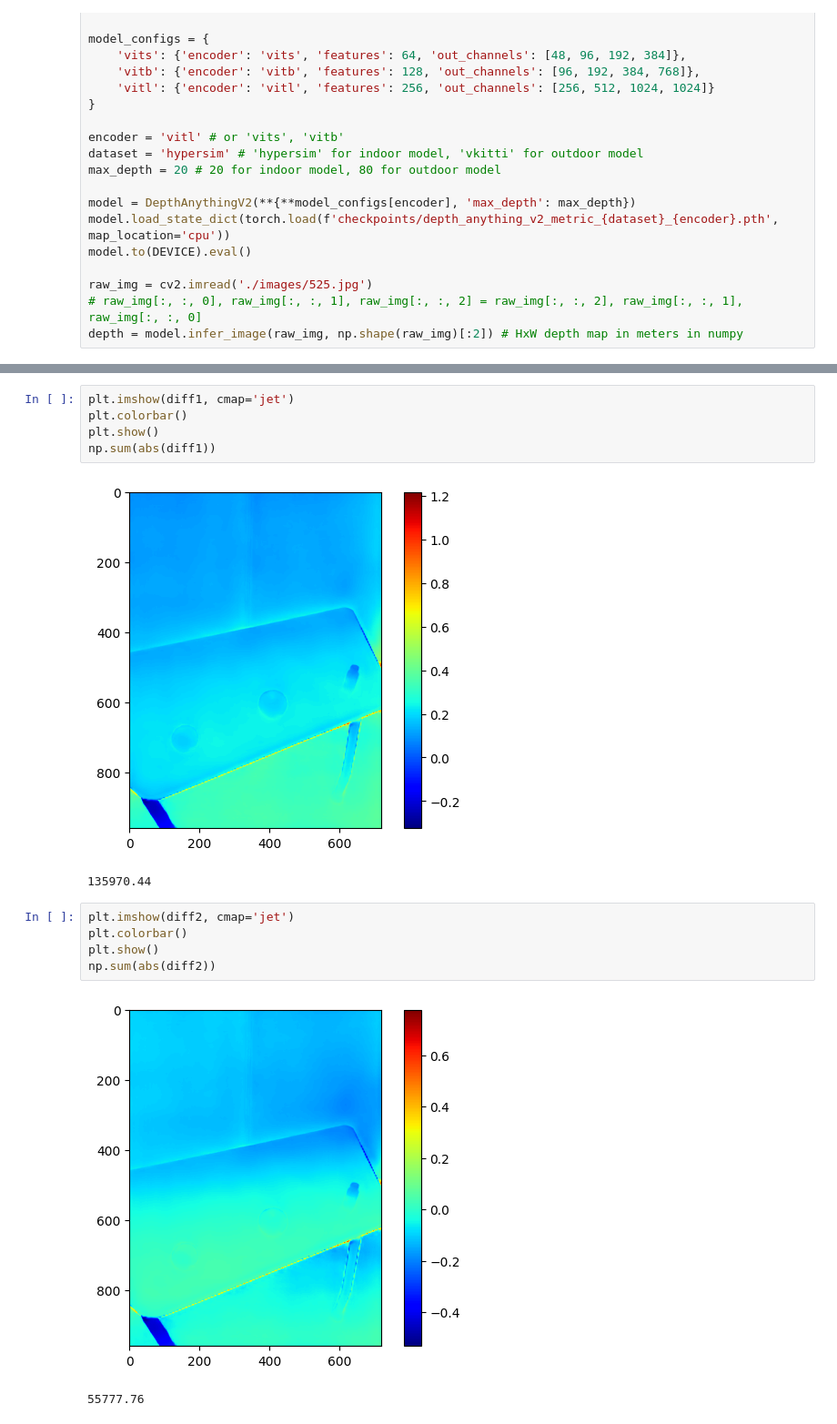
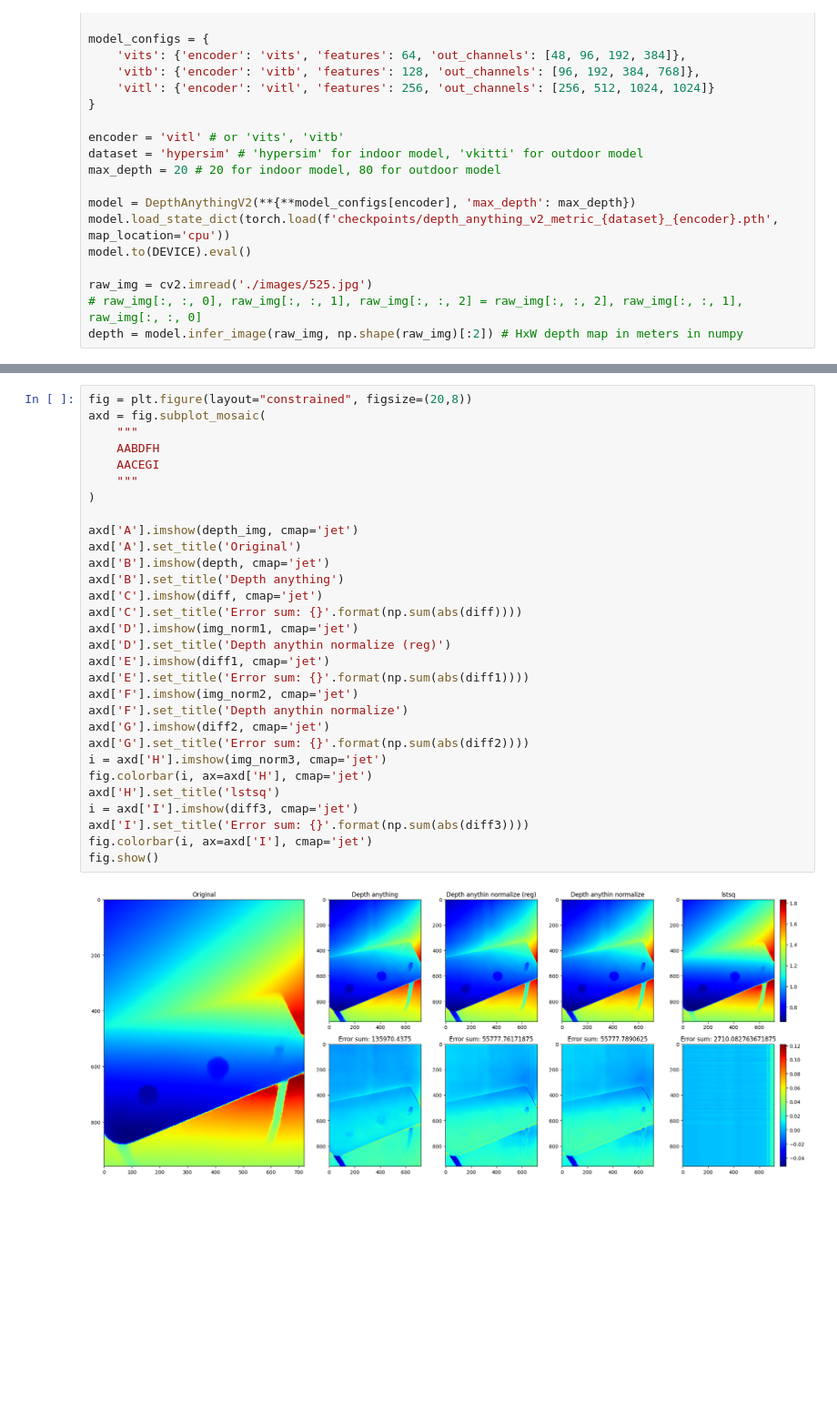
Before and after one commit to K-MinHyuk/pointcloud_editing, a Jupyter notebook: depth_extraction.ipynb, the cells around one changed output, grey strips where cells are left out. Shown at 91% size. Saved outputs shown, nothing was run; the diff lists cells and outputs as text; blank space fills up the shorter version.

```diff
--- a/depth_extraction.ipynb
+++ b/depth_extraction.ipynb
@@ -167,19 +81,35 @@ diff3 = img_norm2-depth_img
-# %%
-plt.imshow(diff1, cmap='jet')
-plt.colorbar()
-plt.show()
-np.sum(abs(diff1))
-# %% [output]
-[figure, removed]
-135970.44
-# %%
-plt.imshow(diff2, cmap='jet')
-plt.colorbar()
-plt.show()
-np.sum(abs(diff2))
-# %% [output]
-[figure, removed]
-55777.76
+# %%
+fig = plt.figure(layout="constrained", figsize=(20,8))
+axd = fig.subplot_mosaic(
+    """
+    AABDFH
+    AACEGI
+    """
+)
+
+axd['A'].imshow(depth_img, cmap='jet')
+axd['A'].set_title('Original')
+axd['B'].imshow(depth, cmap='jet')
+axd['B'].set_title('Depth anything')
+axd['C'].imshow(diff, cmap='jet')
+axd['C'].set_title('Error sum: {}'.format(np.sum(abs(diff))))
+axd['D'].imshow(img_norm1, cmap='jet')
+axd['D'].set_title('Depth anythin normalize (reg)')
+axd['E'].imshow(diff1, cmap='jet')
+axd['E'].set_title('Error sum: {}'.format(np.sum(abs(diff1))))
+axd['F'].imshow(img_norm2, cmap='jet')
+axd['F'].set_title('Depth anythin normalize')
+axd['G'].imshow(diff2, cmap='jet')
+axd['G'].set_title('Error sum: {}'.format(np.sum(abs(diff2))))
+i = axd['H'].imshow(img_norm3, cmap='jet')
+fig.colorbar(i, ax=axd['H'], cmap='jet')
+axd['H'].set_title('lstsq')
+i = axd['I'].imshow(diff3, cmap='jet')
+axd['I'].set_title('Error sum: {}'.format(np.sum(abs(diff3))))
+fig.colorbar(i, ax=axd['I'], cmap='jet')
+fig.show()
+# %% [output]
+[figure, added]
 # %%
 plt.imshow(diff3, cmap='jet')
 plt.colorbar()
```
Also changed, not shown: parts of 14 cells of this notebook.
